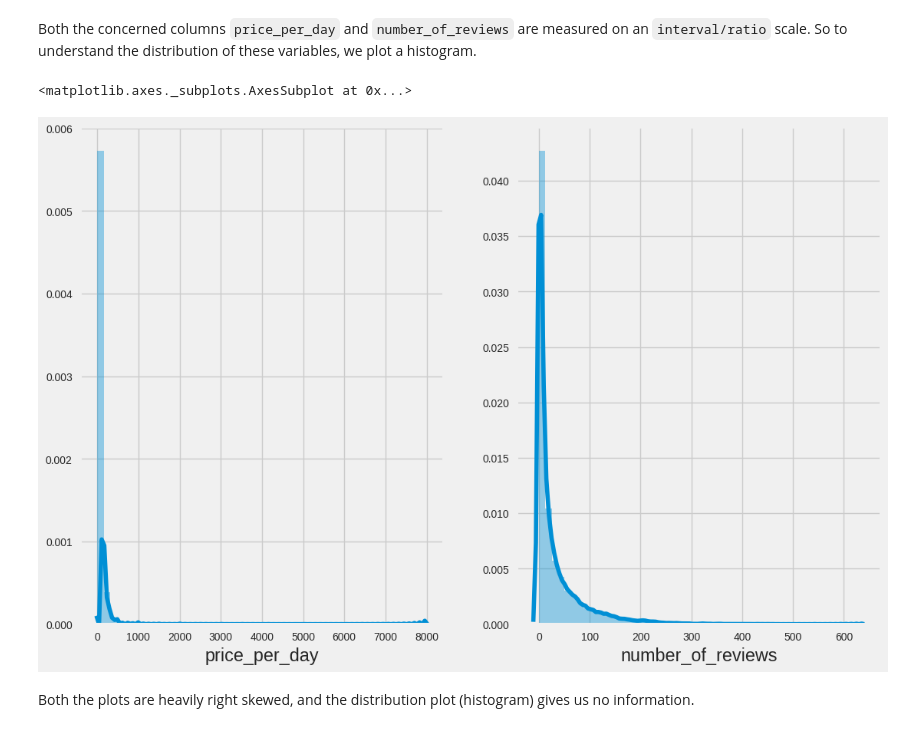
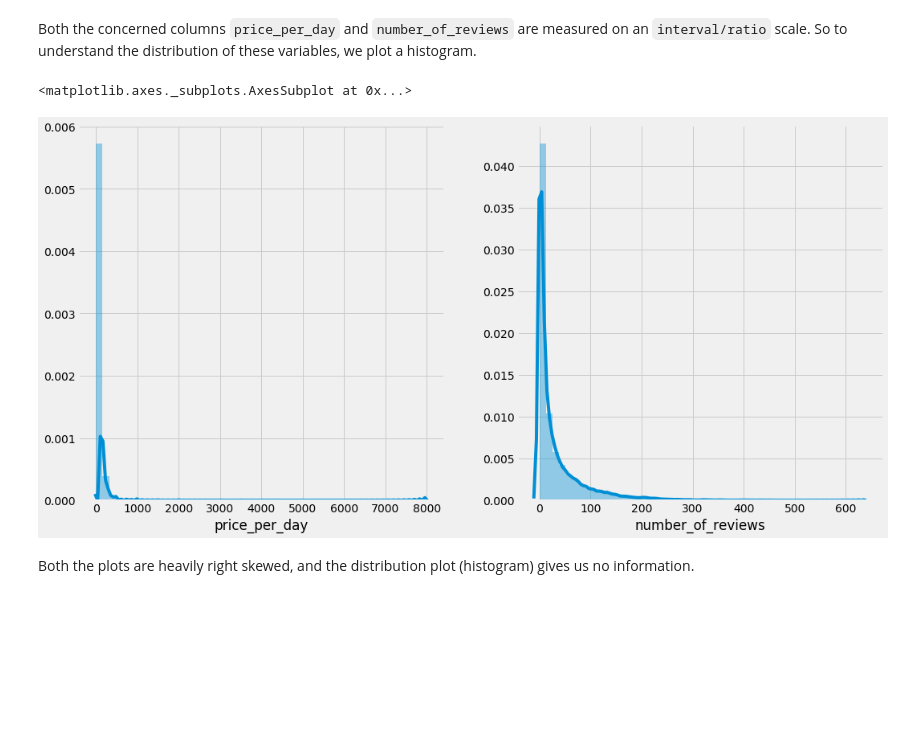
Before and after one commit to rajtulluri/Airbnb-Data-Exploratory-Analysis, a Jupyter notebook: AirBnB Data Exploration.ipynb, the cells around one changed output. Saved outputs shown, nothing was run; the diff lists cells and outputs as text; code cells hidden in the pictures; blank space fills up the shorter version.

```diff
--- a/AirBnB Data Exploration.ipynb
+++ b/AirBnB Data Exploration.ipynb
@@ -370,14 +372,14 @@ df['price_per_day'] = df.price / df.minimum_nights
 # %% [markdown]
 Both the concerned columns `price_per_day` and `number_of_reviews` are measured on an `interval/ratio` scale. So to understand the distribution of these variables, we plot a histogram.
 # %%
-plt.subplots(figsize=(12,8))
+plt.subplots(figsize=(16,8))
 plt.subplot(1,2,1)
 sns.distplot(df.price_per_day,kde=True)
 plt.subplot(1,2,2)
 sns.distplot(df.number_of_reviews,kde=True)
 # %% [output]
 <matplotlib.axes._subplots.AxesSubplot at 0x...>
-[figure, old version]
+[figure, new version]
 # %% [markdown]
 Both the plots are heavily right skewed, and the distribution plot (histogram) gives us no information.
 # %%
```
Also changed, not shown: parts of 11 cells of this notebook.
